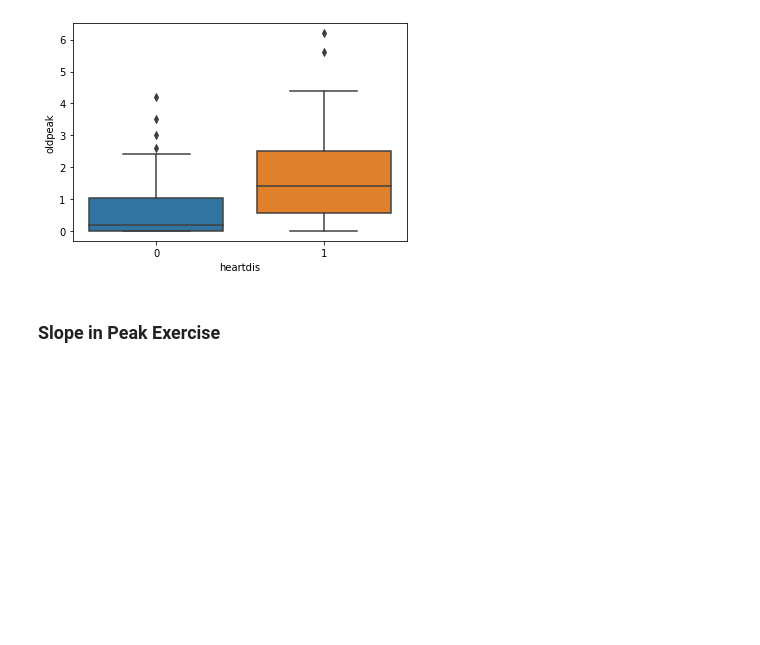
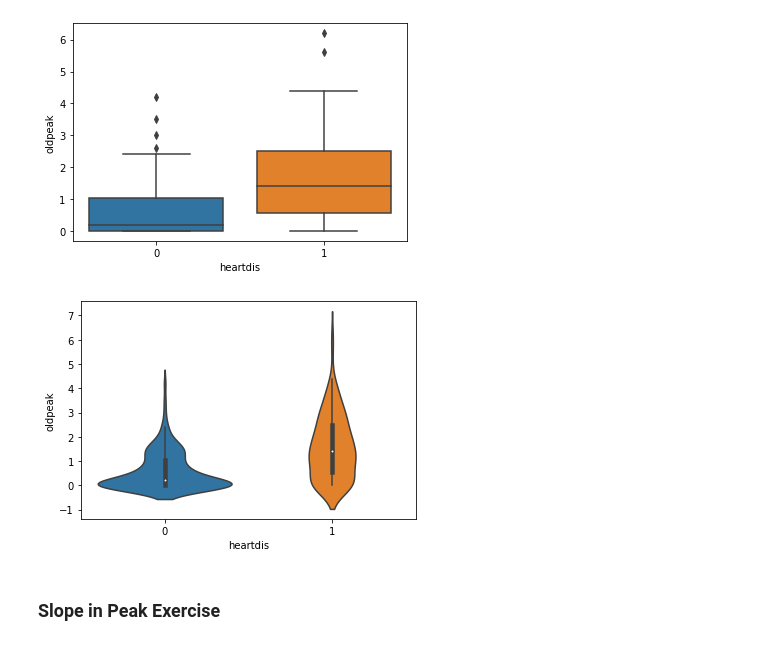
Before and after one commit to AnaliticaComputacional-2023-10/Proyecto1, a Jupyter notebook: EDA_Multivariate.ipynb, the cells around one changed output. Cells and saved outputs as stored; diff of their text form; code cells hidden in the pictures; blank space fills up the shorter version.

```diff
--- a/EDA_Multivariate.ipynb
+++ b/EDA_Multivariate.ipynb
@@ -250,6 +262,11 @@ sns.boxplot(data=df, x='heartdis', y='oldpeak')
 plt.show()
 # %% [output]
 [figure]
+# %%
+sns.violinplot(data=df, x='heartdis', y='oldpeak')
+plt.show()
+# %% [output]
+[figure, added]
 # %% [markdown]
 ### Slope in Peak Exercise
 # %%
```
Also changed, not shown: parts of 35 cells of this notebook.
